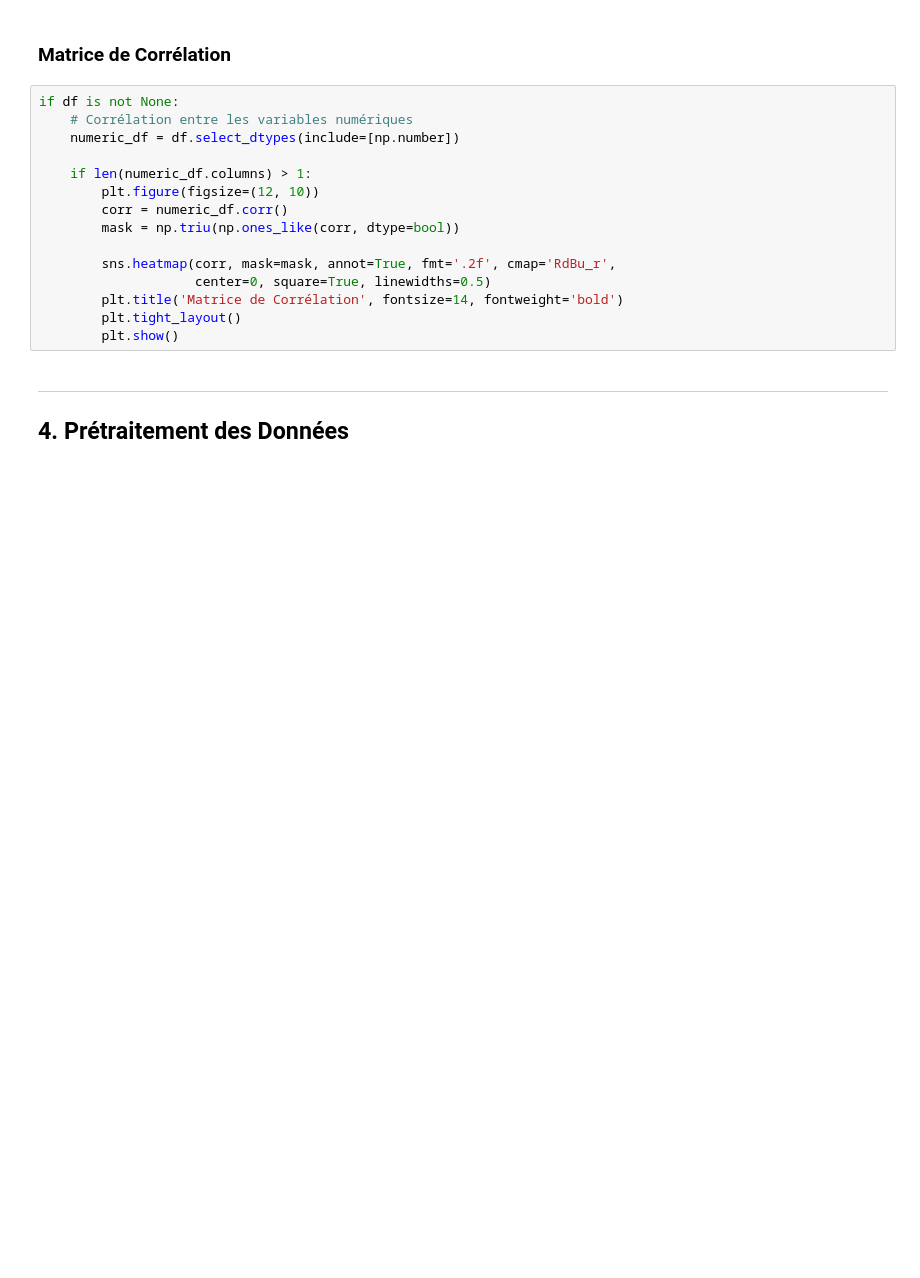
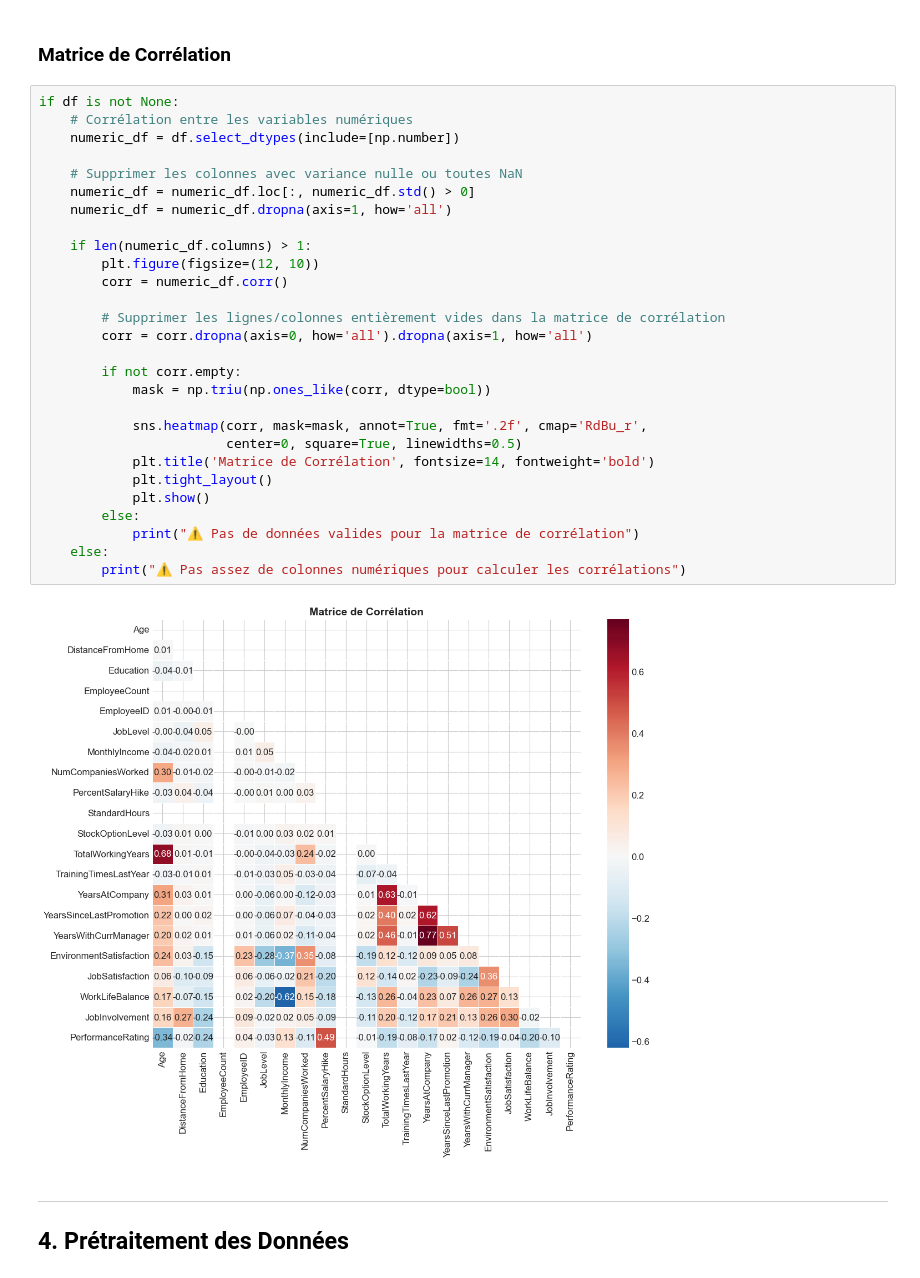
Before and after one commit to ChachURSS/IA-A3, a Jupyter notebook: livrables/03_presentation_notebook.ipynb, the cells around one changed output. Saved outputs shown, nothing was run; the diff lists cells and outputs as text; blank space fills up the shorter version.

```diff
--- a/livrables/03_presentation_notebook.ipynb
+++ b/livrables/03_presentation_notebook.ipynb
@@ -274,18 +380,33 @@ if df is not None and FULL_DATASET:
 # %%
 if df is not None:
     # Corrélation entre les variables numériques
     numeric_df = df.select_dtypes(include=[np.number])
 
+    # Supprimer les colonnes avec variance nulle ou toutes NaN
+    numeric_df = numeric_df.loc[:, numeric_df.std() > 0]
+    numeric_df = numeric_df.dropna(axis=1, how='all')
+
     if len(numeric_df.columns) > 1:
         plt.figure(figsize=(12, 10))
         corr = numeric_df.corr()
-        mask = np.triu(np.ones_like(corr, dtype=bool))
 
-        sns.heatmap(corr, mask=mask, annot=True, fmt='.2f', cmap='RdBu_r',
-                    center=0, square=True, linewidths=0.5)
-        plt.title('Matrice de Corrélation', fontsize=14, fontweight='bold')
-        plt.tight_layout()
-        plt.show()
+        # Supprimer les lignes/colonnes entièrement vides dans la matrice de corrélation
+        corr = corr.dropna(axis=0, how='all').dropna(axis=1, how='all')
+
+        if not corr.empty:
+            mask = np.triu(np.ones_like(corr, dtype=bool))
+
+            sns.heatmap(corr, mask=mask, annot=True, fmt='.2f', cmap='RdBu_r',
+                        center=0, square=True, linewidths=0.5)
+            plt.title('Matrice de Corrélation', fontsize=14, fontweight='bold')
+            plt.tight_layout()
+            plt.show()
+        else:
+            print("⚠️ Pas de données valides pour la matrice de corrélation")
+    else:
+        print("⚠️ Pas assez de colonnes numériques pour calculer les corrélations")
+# %% [output]
+[figure, added]
 # %% [markdown]
 ---
 ## 4. Prétraitement des Données
```
Also changed, not shown: parts of 30 cells of this notebook.
